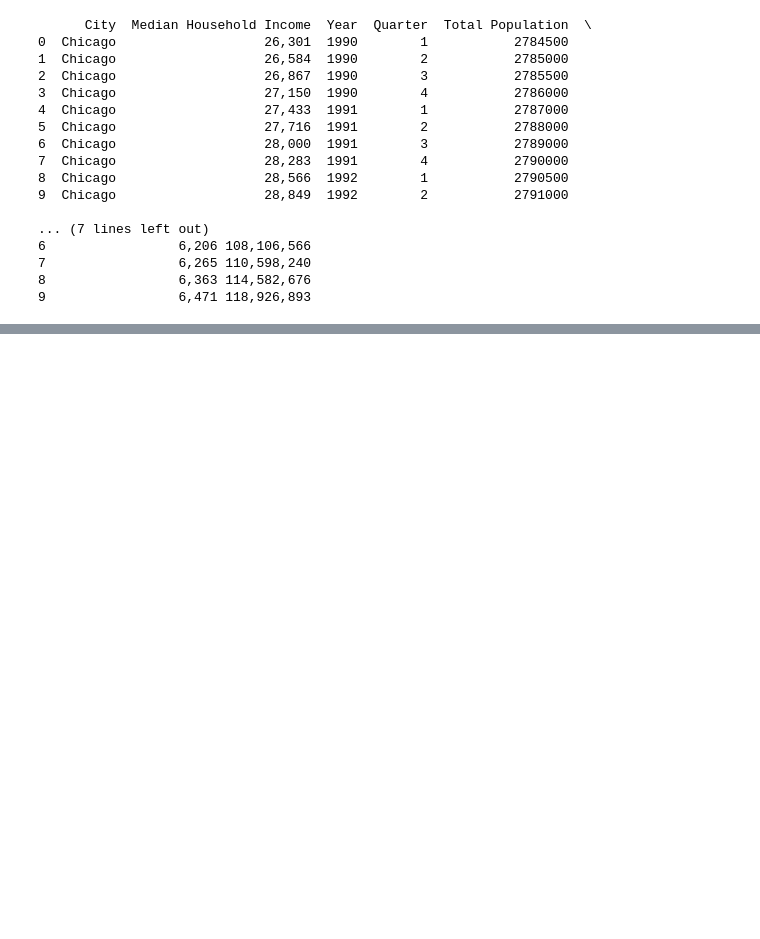
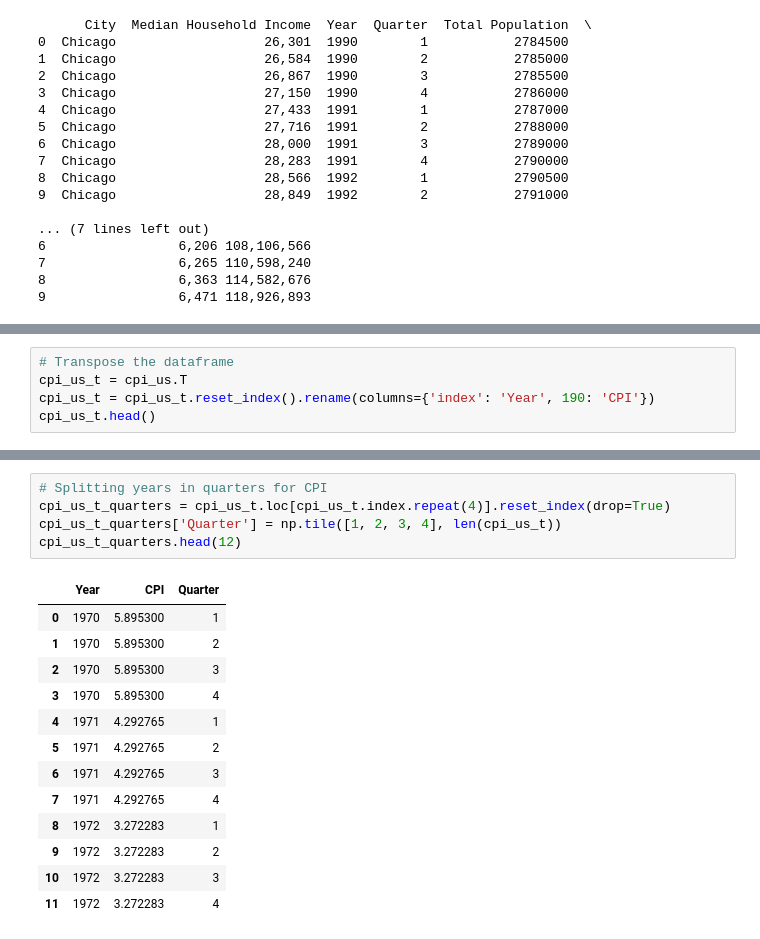
Before and after one commit to katelync12/HomeCast, a Jupyter notebook: cleaned_data.ipynb, the cells around one changed output, grey strips where cells are left out. Drawn from its saved outputs; the diff is of its cells as text; blank space fills up the shorter version.

```diff
--- a/cleaned_data.ipynb
+++ b/cleaned_data.ipynb
@@ -326,0 +362,5 @@ print(merged.head(10))
+# %%
+# Transpose the dataframe
+cpi_us_t = cpi_us.T
+cpi_us_t = cpi_us_t.reset_index().rename(columns={'index': 'Year', 190: 'CPI'})
+cpi_us_t.head()
@@ -326,0 +500,19 @@ print(merged.head(10))
+# %%
+# Splitting years in quarters for CPI
+cpi_us_t_quarters = cpi_us_t.loc[cpi_us_t.index.repeat(4)].reset_index(drop=True)
+cpi_us_t_quarters['Quarter'] = np.tile([1, 2, 3, 4], len(cpi_us_t))
+cpi_us_t_quarters.head(12)
+# %% [output]
+|  | Year | CPI | Quarter |
+| 0 | 1970 | 5.895300 | 1 |
+| 1 | 1970 | 5.895300 | 2 |
+| 2 | 1970 | 5.895300 | 3 |
+| 3 | 1970 | 5.895300 | 4 |
+| 4 | 1971 | 4.292765 | 1 |
+| 5 | 1971 | 4.292765 | 2 |
+| 6 | 1971 | 4.292765 | 3 |
+| 7 | 1971 | 4.292765 | 4 |
+| 8 | 1972 | 3.272283 | 1 |
+| 9 | 1972 | 3.272283 | 2 |
+| 10 | 1972 | 3.272283 | 3 |
+| 11 | 1972 | 3.272283 | 4 |
```
Also changed, not shown: parts of 15 cells of this notebook, 1 other file.
